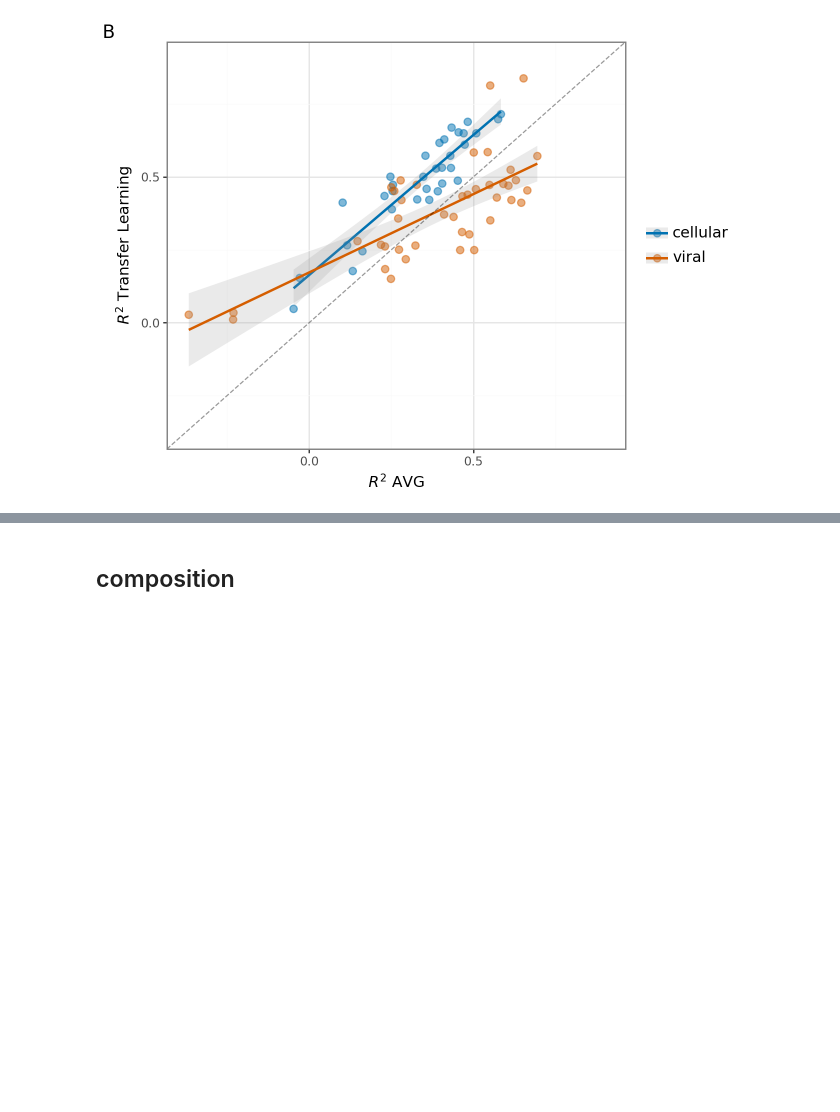
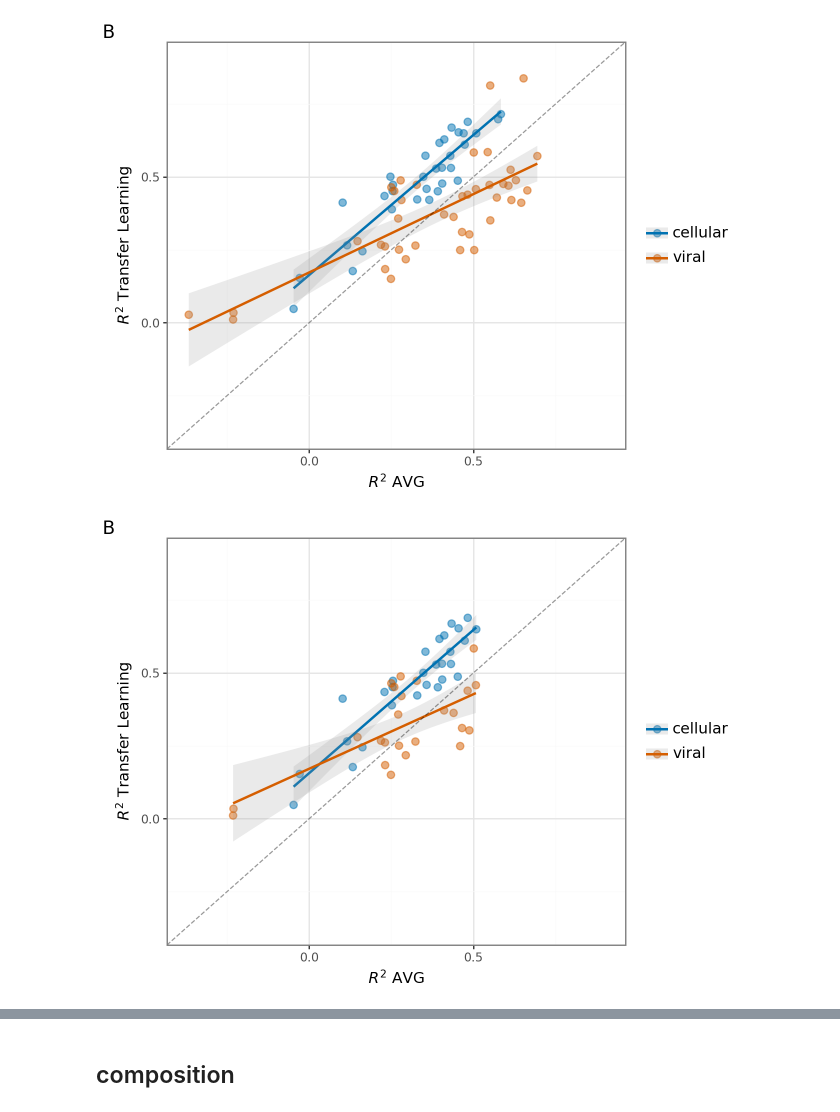
Before and after one commit to ziul-bio/DMS-SiteEffect-PLM, a Jupyter notebook: notebooks/regression.ipynb, the cells around one changed output, grey strips where cells are left out. Saved outputs shown, nothing was run; the diff lists cells and outputs as text; code cells hidden in the pictures; blank space fills up the shorter version.

```diff
--- a/notebooks/regression.ipynb
+++ b/notebooks/regression.ipynb
@@ -396,3 +396,51 @@ p2 = (
 p2
 # %% [output]
 [figure]
+# %%
+low_variance = ['AMIE_PSEAE_Whitehead', 'B3VI55_LIPSTSTABLE',
+       'B3VI55_LIPST_Whitehead2015', 'BG_STRSQ_hmmerbit',
+       'BLAT_ECOLX_Ostermeier2014', 'BLAT_ECOLX_Palzkill2012',
+       'BRCA1_HUMAN_BRCT', 'BRCA1_HUMAN_RING', 'CALM1_HUMAN_Roth2017',
+       'DLG4_RAT_Ranganathan2012', 'GAL4_YEAST_Shendure2015', 'IF1_ECOLI',
+       'KKA2_KLEPN_Mikkelsen2014', 'MK01_HUMAN_Johannessen',
+       'PTEN_HUMAN_Fowler2018', 'RASH_HUMAN_Kuriyan',
+       'RL401_YEAST_Bolon2013', 'RL401_YEAST_Bolon2014',
+       'RL401_YEAST_Fraser2016', 'SUMO1_HUMAN_Roth2017', 'TIM_SULSO',
+       'TIM_THEMA', 'TIM_THETH', 'TPK1_HUMAN_Roth2017',
+       'TPMT_HUMAN_Fowler2018', 'UBC9_HUMAN_Roth2017',
+       'UBE4B_MOUSE_Klevit2013_singles', 'YAP1_HUMAN_Fields2012_singles',
+       'CVB3_2B_Alvarez', 'CVB3_2C_Alvarez', 'CVB3_3A_Alvarez',
+       'CVB3_3B_Alvarez', 'CVB3_3C_Alvarez', 'CVB3_3D_Alvarez',
+       'CVB3_POLG_Mattenberger', 'CVB3_VP1_Alvarez', 'CVB3_VP3_Alvarez',
+       'EV_CAPSD_Bakhache', 'EV_REP_Bakhache',
+       'HIV1_HV1B9_ENV_DuenasDecamp', 'IAV_H1_HA_Wu', 'IAV_H1_NP_Doud',
+       'IAV_H3_NP_Doud', 'IAV_H5_HA_Dadonaite', 'IAV_PB2_Soh',
+       'IAV_RDRP_Li', 'LASSA_GP_Carr', 'NIPAH_F_Larsen',
+       'RmYN02_RBD_Starr', 'SARS2_BA1_SPIKE_Dadonaite',
+       'SARS2_DELTA_SPIKE_Dadonaite', 'SARS2_PLPRO_abundance_Wu']
+
+
+res_filtered = res_pivot.query('Dataset in @low_variance')
+
+
+(
+    pln.ggplot(res_filtered, pln.aes(x='AVG', y='esm2_650m', color='Source'))
+    + pln.scale_color_manual(values={"viral": "#D55E00", "cellular": "#0072B2"})
+    + pln.geom_point(size=2.5, alpha=0.5)
+    + pln.geom_smooth(method='lm', se=True, alpha=.2)
+    + pln.theme_bw(11)
+    + pln.geom_abline(intercept=0, alpha=0.4, linetype='dashed')
+    + pln.theme(
+        legend_text=pln.element_text(size=11),
+        legend_title=pln.element_blank()
+    )
+    + pln.xlim(-0.37, 0.9)
+    + pln.ylim(-0.37, 0.9)
+    + pln.labs(
+        y="$R^2$ Transfer Learning",
+        x="$R^2$ AVG",
+        tag='B'
+    )
+    )
+# %% [output]
+[figure, added]
```
Also changed, not shown: parts of 20 cells of this notebook, 1 other file.
